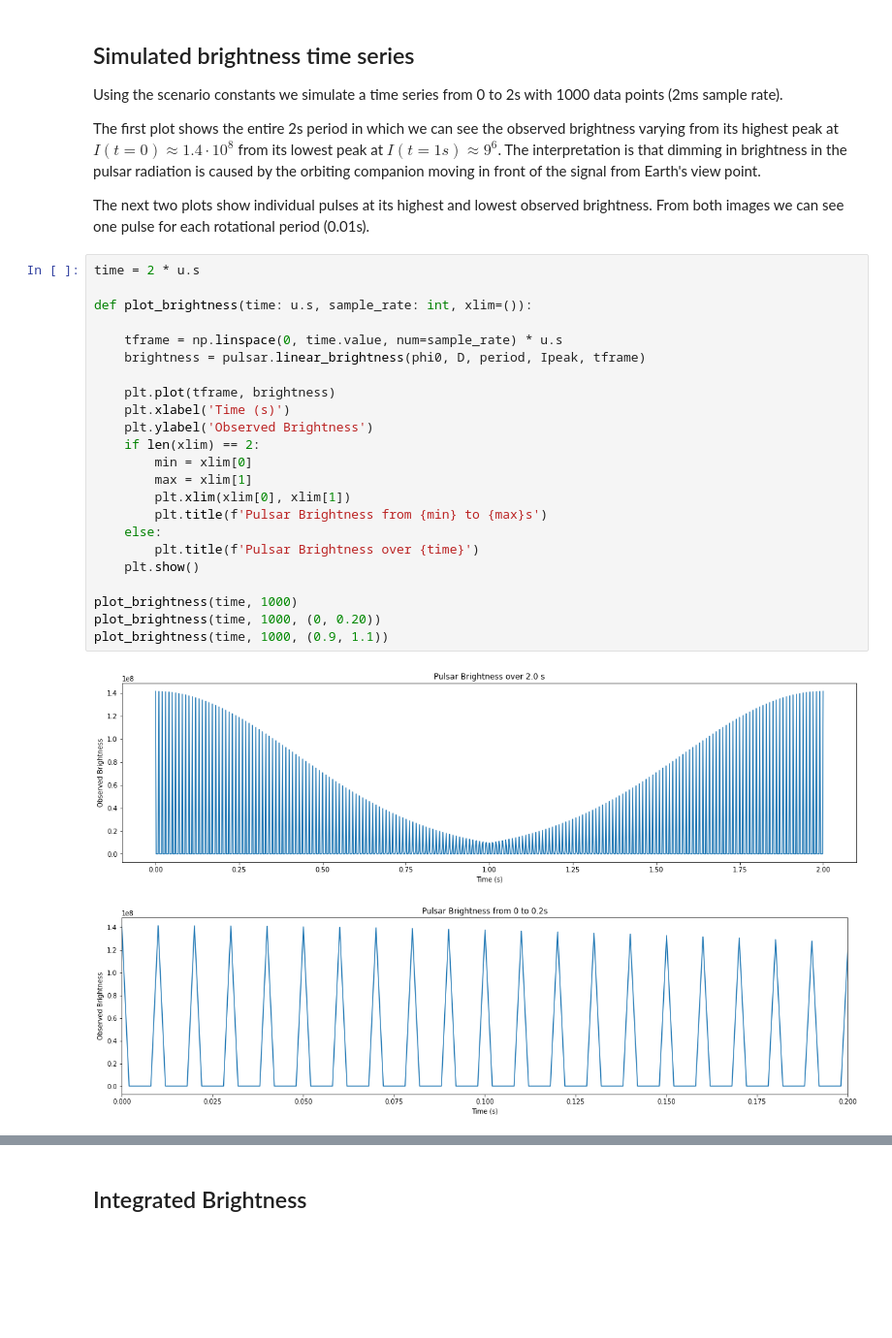
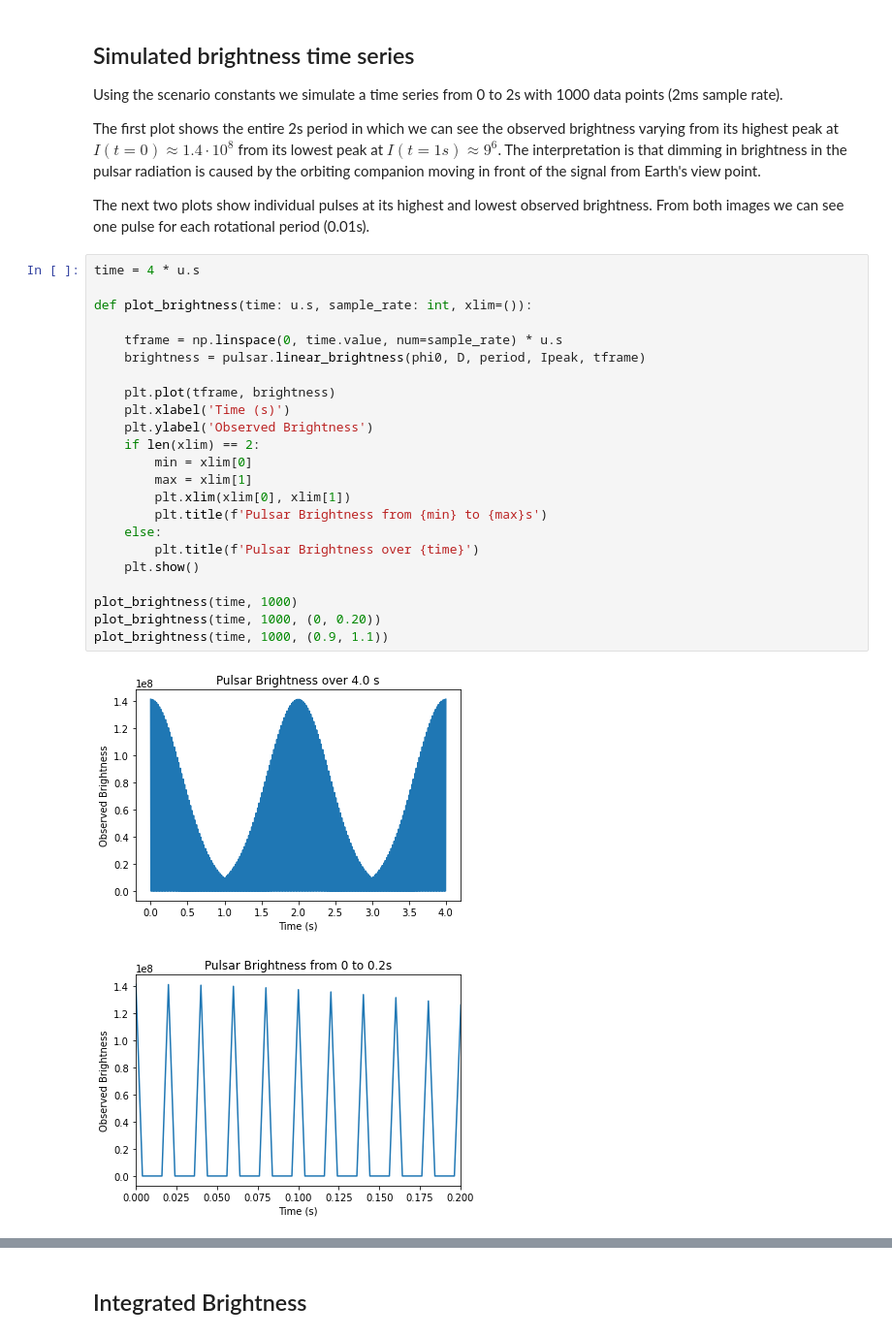
Before and after one commit to louisbranch/cta200_2022, a Jupyter notebook: project/project.ipynb, the cells around one changed output, grey strips where cells are left out. Shown at 97% size. Saved outputs shown, nothing was run; the diff lists cells and outputs as text; blank space fills up the shorter version.

```diff
--- a/project/project.ipynb
+++ b/project/project.ipynb
@@ -84,28 +84,28 @@ The next two plots show individual pulses at its highest and lowest observed
 brightness. From both images we can see one pulse for each rotational period
 (0.01s).
 # %%
-time = 2 * u.s
+time = 4 * u.s
 
 def plot_brightness(time: u.s, sample_rate: int, xlim=()):
 
     tframe = np.linspace(0, time.value, num=sample_rate) * u.s
     brightness = pulsar.linear_brightness(phi0, D, period, Ipeak, tframe)
 
     plt.plot(tframe, brightness)
     plt.xlabel('Time (s)')
     plt.ylabel('Observed Brightness')
     if len(xlim) == 2:
         min = xlim[0]
         max = xlim[1]
         plt.xlim(xlim[0], xlim[1])
         plt.title(f'Pulsar Brightness from {min} to {max}s')
     else:
         plt.title(f'Pulsar Brightness over {time}')
     plt.show()
 
 plot_brightness(time, 1000)
 plot_brightness(time, 1000, (0, 0.20))
 plot_brightness(time, 1000, (0.9, 1.1))
 # %% [output]
-[figure, old version]
+[figure, new version]
-[figure, old version]
+[figure, new version]
```
Also changed, not shown: parts of 3 cells of this notebook, 1 other file.
